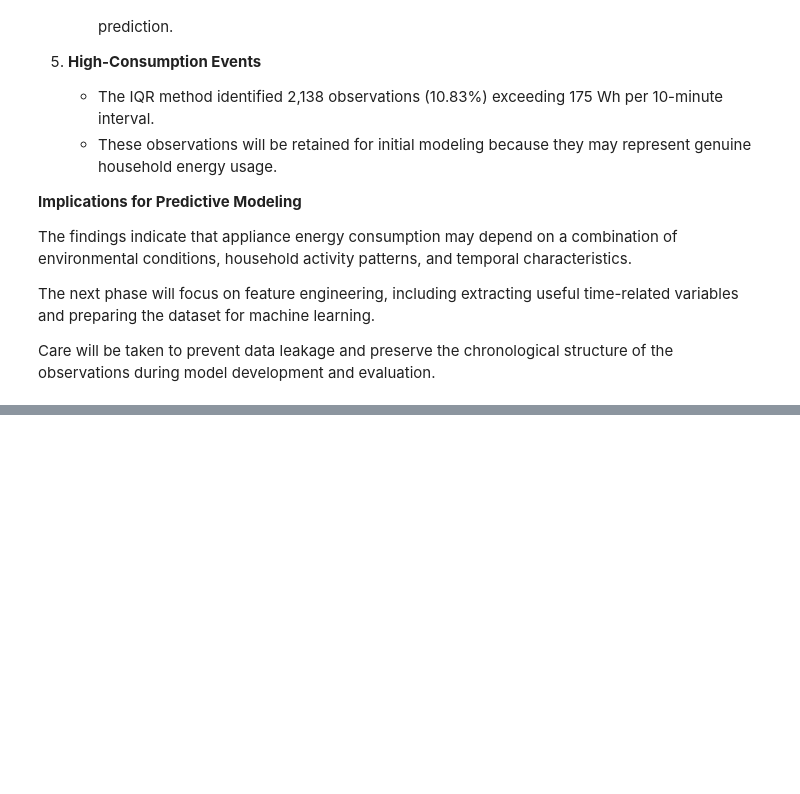
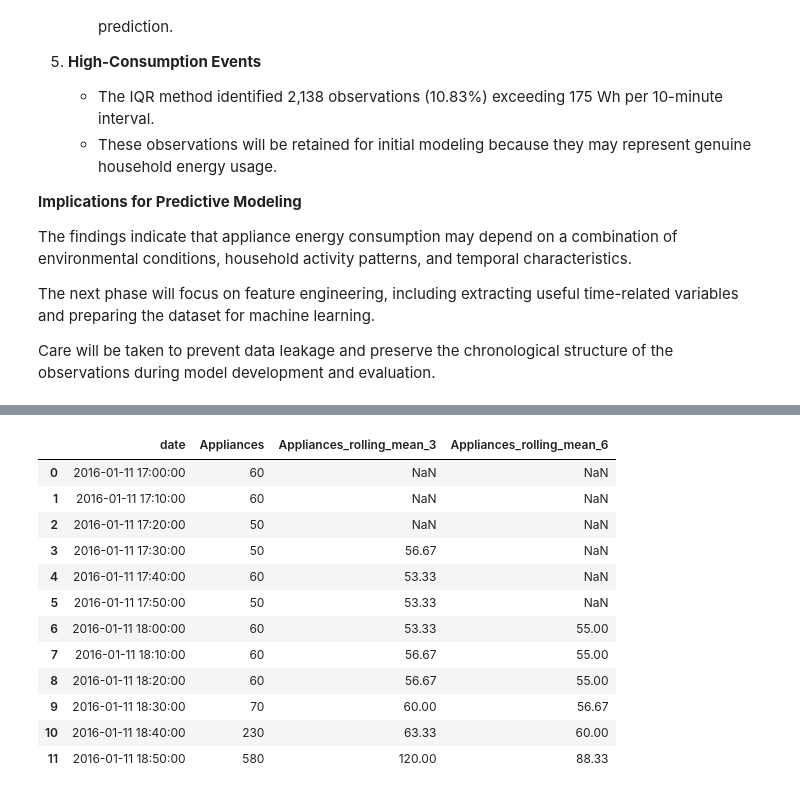
Before and after one commit to damisar/Smart_Home_Energy_Consumption_Prediction, a Jupyter notebook: notebook/Smart_Home_Energy_Consumption_Prediction.ipynb, the cells around one changed output, grey strips where cells are left out. Cells and saved outputs as stored; diff of their text form; code cells hidden in the pictures; blank space fills up the shorter version.

```diff
--- a/notebook/Smart_Home_Energy_Consumption_Prediction.ipynb
+++ b/notebook/Smart_Home_Energy_Consumption_Prediction.ipynb
@@ -577,0 +729,39 @@ Care will be taken to prevent data leakage and preserve the chronological struct
+# %%
+
+# Section 3.4: Creating Rolling Average Features
+
+# Shift consumption by one interval to exclude the current target value
+past_consumption = df_model["Appliances"].shift(1)
+
+# Average of the previous 3 observations (30 minutes)
+df_model["Appliances_rolling_mean_3"] = (
+    past_consumption.rolling(window=3).mean()
+)
+
+# Average of the previous 6 observations (60 minutes)
+df_model["Appliances_rolling_mean_6"] = (
+    past_consumption.rolling(window=6).mean()
+)
+
+# Display original consumption and rolling features
+display(
+    df_model[
+        ["date", "Appliances",
+         "Appliances_rolling_mean_3",
+         "Appliances_rolling_mean_6"]
+    ].head(12).round(2)
+)
+# %% [output]
+|  | date | Appliances | Appliances_rolling_mean_3 | Appliances_rolling_mean_6 |
+| 0 | 2016-01-11 17:00:00 | 60 | NaN | NaN |
+| 1 | 2016-01-11 17:10:00 | 60 | NaN | NaN |
+| 2 | 2016-01-11 17:20:00 | 50 | NaN | NaN |
+| 3 | 2016-01-11 17:30:00 | 50 | 56.67 | NaN |
+| 4 | 2016-01-11 17:40:00 | 60 | 53.33 | NaN |
+| 5 | 2016-01-11 17:50:00 | 50 | 53.33 | NaN |
+| 6 | 2016-01-11 18:00:00 | 60 | 53.33 | 55.00 |
+| 7 | 2016-01-11 18:10:00 | 60 | 56.67 | 55.00 |
+| 8 | 2016-01-11 18:20:00 | 60 | 56.67 | 55.00 |
+| 9 | 2016-01-11 18:30:00 | 70 | 60.00 | 56.67 |
+| 10 | 2016-01-11 18:40:00 | 230 | 63.33 | 60.00 |
+| 11 | 2016-01-11 18:50:00 | 580 | 120.00 | 88.33 |
```
Also changed, not shown: parts of 26 cells of this notebook.
